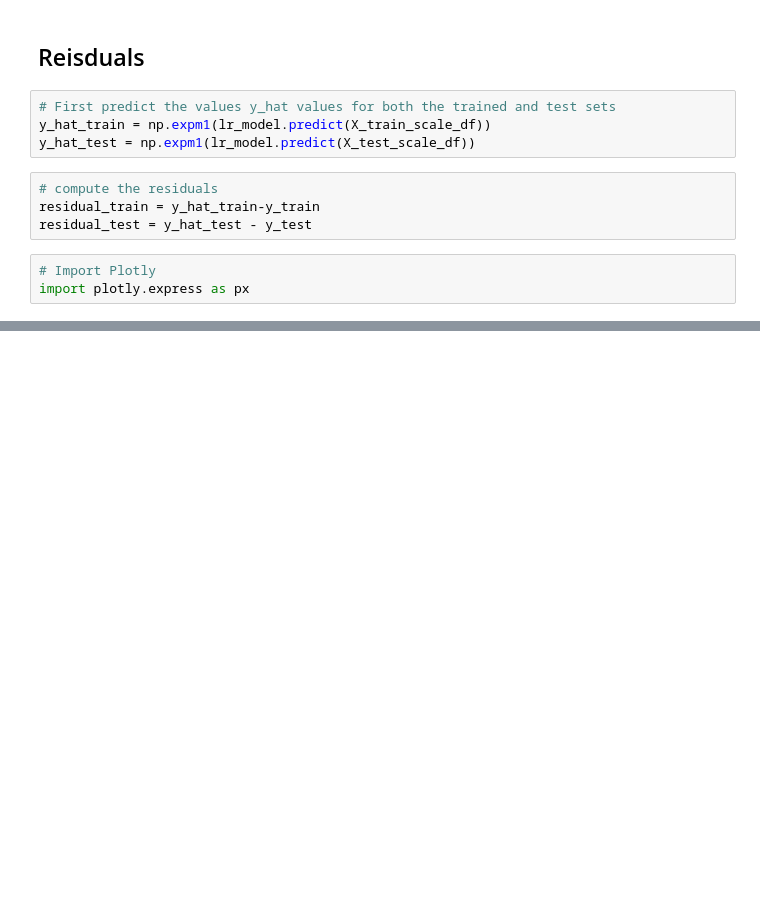
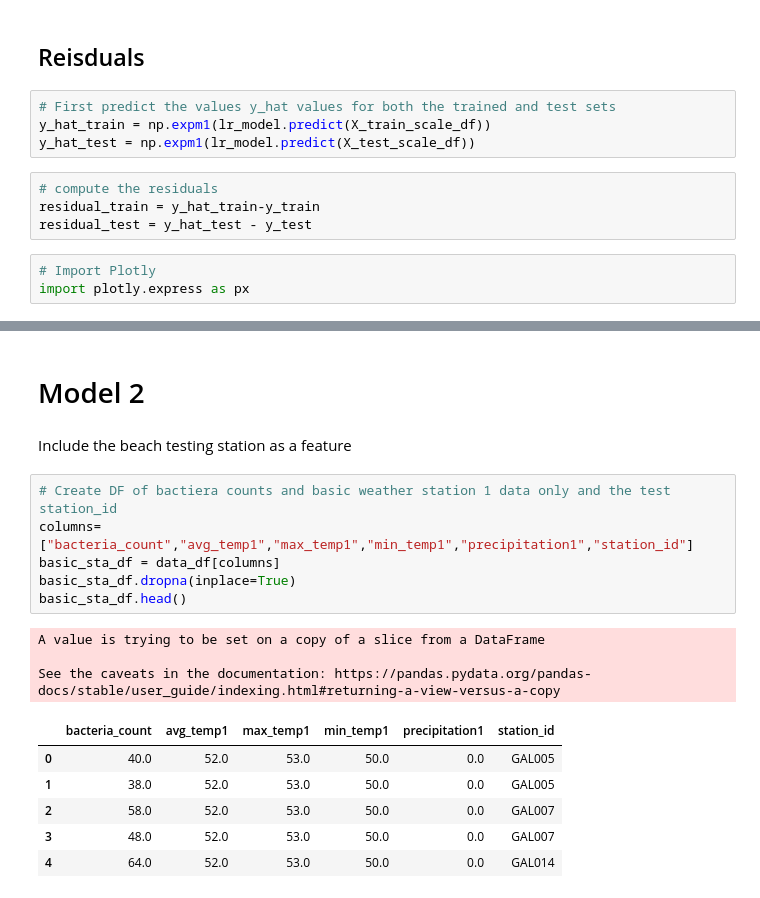
Before and after one commit to david-garza/enterococci_prediction_analysis, a Jupyter notebook: machine_learning/ml_regression.ipynb, the cells around one changed output, grey strips where cells are left out. Saved outputs shown, nothing was run; the diff lists cells and outputs as text; blank space fills up the shorter version.

```diff
--- a/machine_learning/ml_regression.ipynb
+++ b/machine_learning/ml_regression.ipynb
@@ -182,3 +188,23 @@ fig = px.scatter(x=y_test, y=residual_test,labels=dict(x="Actual",y="Residual"),
 fig.show()
 # %% [output]
 [interactive output not drawn]
+# %% [markdown]
+# Model 2
+# %% [markdown]
+Include the beach testing station as a feature
+# %%
+# Create DF of bactiera counts and basic weather station 1 data only and the test station_id
+columns=["bacteria_count","avg_temp1","max_temp1","min_temp1","precipitation1","station_id"]
+basic_sta_df = data_df[columns]
+basic_sta_df.dropna(inplace=True)
+basic_sta_df.head()
+# %% [output]
+A value is trying to be set on a copy of a slice from a DataFrame
+
+See the caveats in the documentation: https://pandas.pydata.org/pandas-docs/stable/user_guide/indexing.html#returning-a-view-versus-a-copy
+|  | bacteria_count | avg_temp1 | max_temp1 | min_temp1 | precipitation1 | station_id |
+| 0 | 40.0 | 52.0 | 53.0 | 50.0 | 0.0 | GAL005 |
+| 1 | 38.0 | 52.0 | 53.0 | 50.0 | 0.0 | GAL005 |
+| 2 | 58.0 | 52.0 | 53.0 | 50.0 | 0.0 | GAL007 |
+| 3 | 48.0 | 52.0 | 53.0 | 50.0 | 0.0 | GAL007 |
+| 4 | 64.0 | 52.0 | 53.0 | 50.0 | 0.0 | GAL014 |
```
Also changed, not shown: parts of 36 cells of this notebook.
